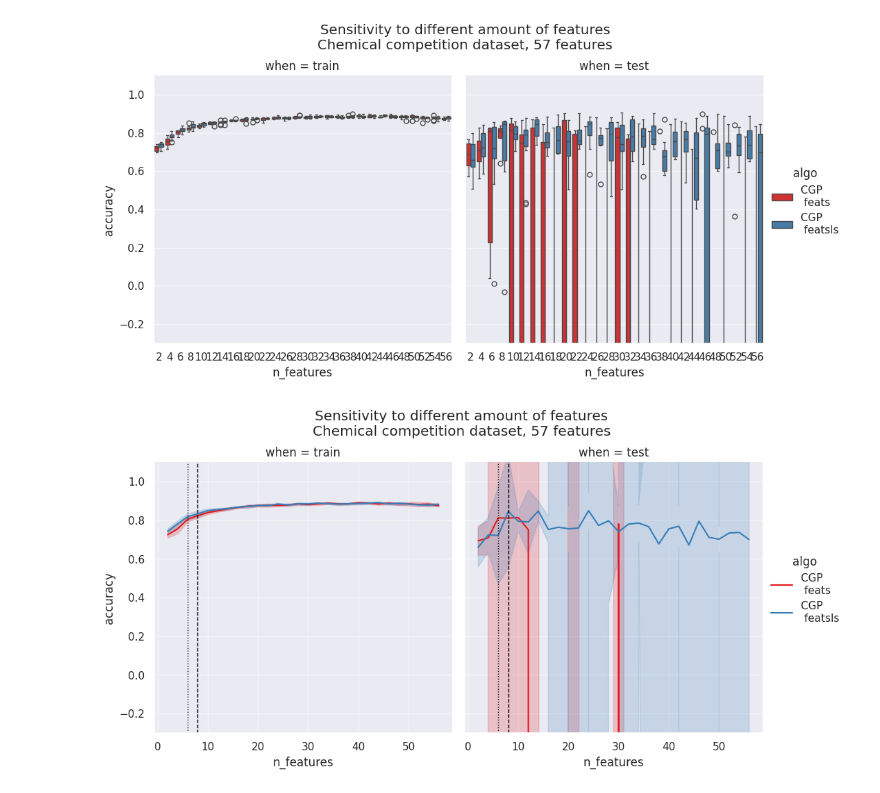
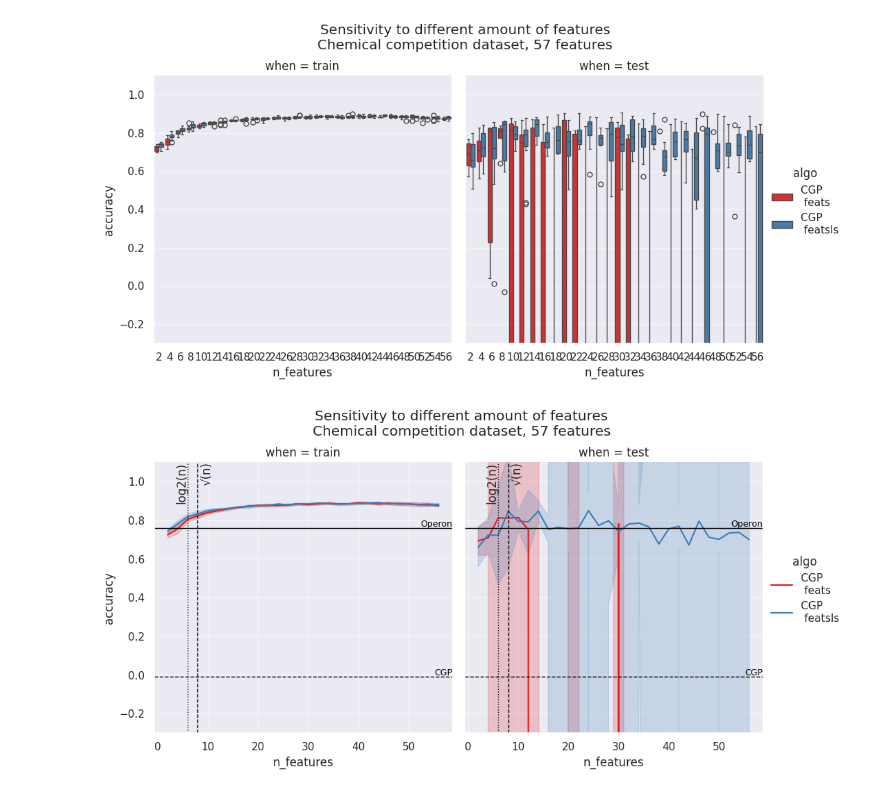
Before and after one commit to giorgia-nadizar/genepax, a Jupyter notebook: results/analysis_feats.ipynb, the cells around one changed output. Cells and saved outputs as stored; diff of their text form; code cells hidden in the pictures.

```diff
--- a/results/analysis_feats.ipynb
+++ b/results/analysis_feats.ipynb
@@ -130,7 +134,7 @@ plt.show()
 k = 50  # keep one point every 10 iterations
 df_plot = (
     df[(df["when"] == "train") & (df["algo"] != "ridge")]
-    .groupby(["problem", "algo", "iteration"], as_index=False)
+    .groupby(["problem", "algo", "method", "iteration"], as_index=False)
     .accuracy.median()
 )
 operon_medians = (
@@ -140,7 +144,7 @@ operon_medians = (
     .median()
 )
 
-g = sns.relplot(data=df_plot, x="iteration", y="accuracy", hue="algo", col_wrap=3,
+g = sns.relplot(data=df_plot, x="iteration", y="accuracy", hue="algo", col_wrap=3, style="method",
                 col="problem", errorbar=None, kind="line", palette="Set1", col_order=problems)
 for ax in g.axes.flat:
     problem = ax.get_title().split(" = ")[-1]  # extract problem name from facet title
@@ -162,7 +166,7 @@ plt.show()
 # 1. Copy + clean data
 # -----------------------------
 df = final_df_and_baseline.copy()
-
+df = df[df["method"] != "CGP_100"]
 df = df[df["algo"] != "ridge"]
 df = df[["problem", "seed", "algo", "accuracy"]].copy()
 
@@ -230,7 +234,7 @@ for ax, problem in zip(axes, problems):
     df_tests = final_df_and_baseline[
         final_df_and_baseline["problem"] == problem
         ]
-
+    df_tests = df_tests[df_tests["method"] != "CGP_100"]
     df_tests = df_tests[df_tests["algo"] != "ridge"]
     df_tests = df_tests[df_tests["seed"] < 10][["seed", "algo", "accuracy"]]
 
@@ -463,27 +484,73 @@ plt.ylim(-.3, 1.1)
 plt.show()
 # %% [output]
 [figure]
+# %%
+cgp_medians = (
+    final_df_and_baseline[
+        (final_df_and_baseline["method"] == "CGP") &
+        (final_df_and_baseline["algo"] == "standard")
+        ]
+    .groupby("problem")["accuracy"]
+    .median()
+)
 # %%
 g = sns.relplot(
     data=final_sensitivity_df,
     x="n_features",
     y="accuracy",
     hue="algo",
     # col="problem",
     col="when",
     col_order=["train", "test"],
     kind="line",
     estimator="median",  # plot the mean
     errorbar="sd",  # shaded ±1 standard deviation
     # or errorbar=("ci", 95) for 95% confidence interval
     palette="Set1",
 )
 for ax in g.axes.flat:
     ax.axvline(x=6, linestyle=":", color="black", linewidth=1)
     ax.axvline(x=8, linestyle="--", color="black", linewidth=1)
+    ax.axhline(y=operon_medians["chemical_2_competition"], color="black", linewidth=1)
+    ax.axhline(y=cgp_medians["chemical_2_competition"], linestyle="--", color="black", linewidth=1)
+    x_max = ax.get_xlim()[1]
+    ax.text(
+        x_max,
+        operon_medians["chemical_2_competition"],
+        "Operon",
+        va="bottom",
+        ha="right",
+        fontsize=9,
+        color="black",
+    )
+    ax.text(
+        x_max,
+        cgp_medians["chemical_2_competition"],
+        "CGP",
+        va="bottom",
+        ha="right",
+        fontsize=9,
+        color="black",
+    )
+    ax.annotate(
+        "log2(n)",
+        xy=(6, 1),
+        xytext=(3.5, 1.1),
+        textcoords="data",
+        rotation=90,
+        va="top"
+    )
+    ax.annotate(
+        "√(n)",
+        xy=(8, 1),
+        xytext=(8.5, 1.1),
+        textcoords="data",
+        rotation=90,
+        va="top"
+    )
 
 g.figure.suptitle("Sensitivity to different amount of features\nChemical competition dataset, 57 features", y=1.07)
 g.set(ylim=(-0.3, 1.1))
 plt.show()
 # %% [output]
-[figure, old version]
+[figure, new version]
```
Also changed, not shown: parts of 15 cells of this notebook.
